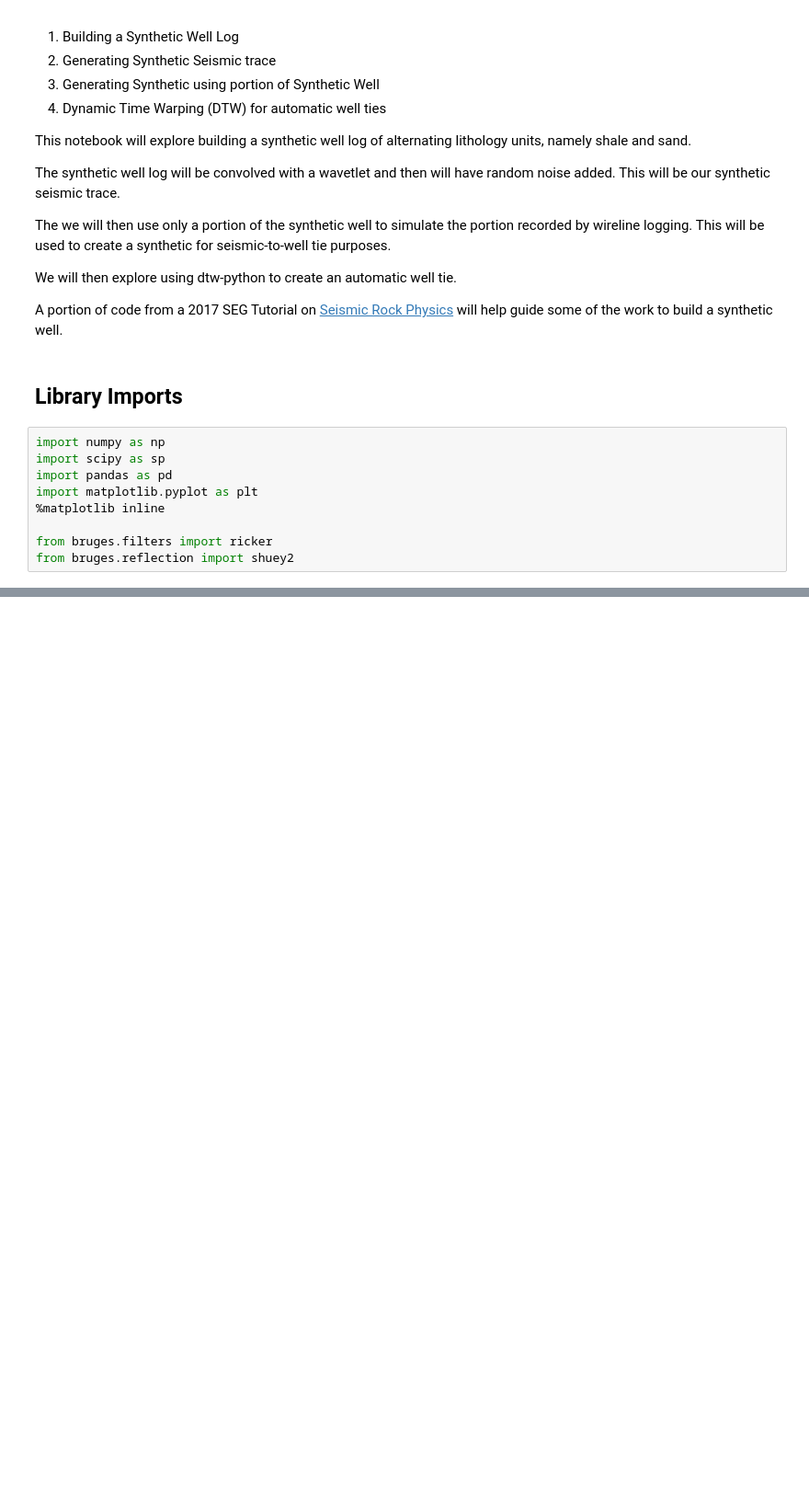
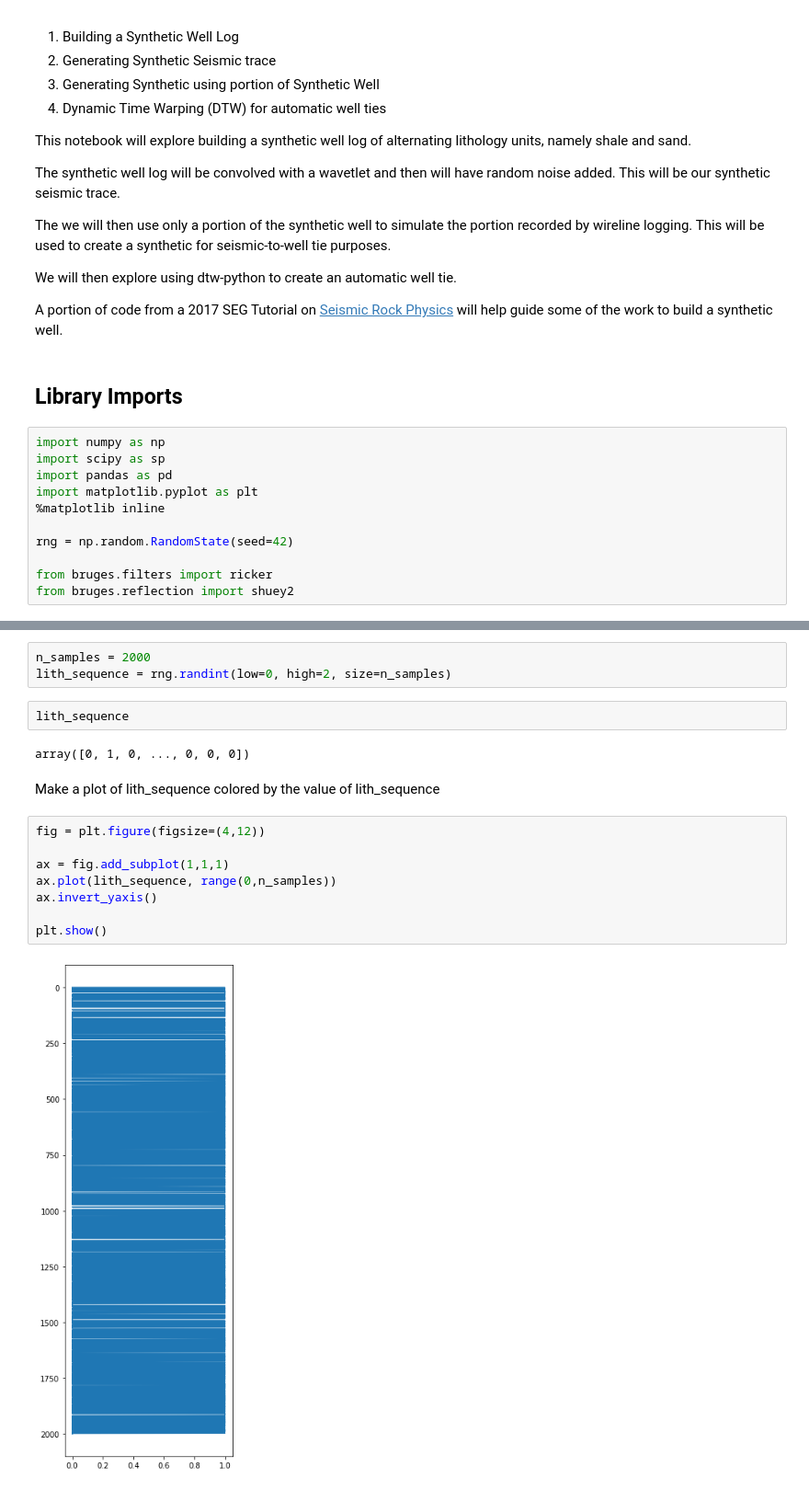
Before and after one commit to bdowdell/automatic_well_tie, a Jupyter notebook: nb/prototyping.ipynb, the cells around one changed output, grey strips where cells are left out. Shown at 92% size. Saved outputs shown, nothing was run; the diff lists cells and outputs as text; blank space fills up the shorter version.

Commit message:
updates notebook with synthetic lith column

```diff
--- a/nb/prototyping.ipynb
+++ b/nb/prototyping.ipynb
@@ -26,5 +26,7 @@ import pandas as pd
 import matplotlib.pyplot as plt
 %matplotlib inline
 
+rng = np.random.RandomState(seed=42)
+
 from bruges.filters import ricker
 from bruges.reflection import shuey2
@@ -30,0 +50,19 @@ from bruges.reflection import shuey2
+# %%
+n_samples = 2000
+lith_sequence = rng.randint(low=0, high=2, size=n_samples)
+# %%
+lith_sequence
+# %% [output]
+array([0, 1, 0, ..., 0, 0, 0])
+# %% [markdown]
+Make a plot of lith_sequence colored by the value of lith_sequence
+# %%
+fig = plt.figure(figsize=(4,12))
+
+ax = fig.add_subplot(1,1,1)
+ax.plot(lith_sequence, range(0,n_samples))
+ax.invert_yaxis()
+
+plt.show()
+# %% [output]
+[figure, added]
```
Also changed, not shown: parts of 7 cells of this notebook.
